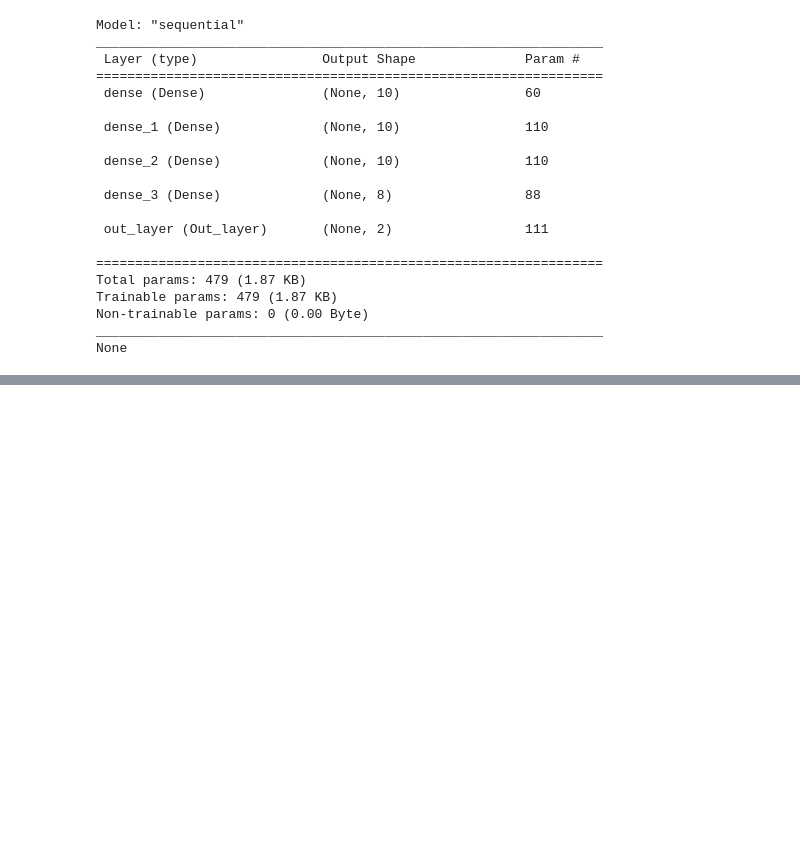
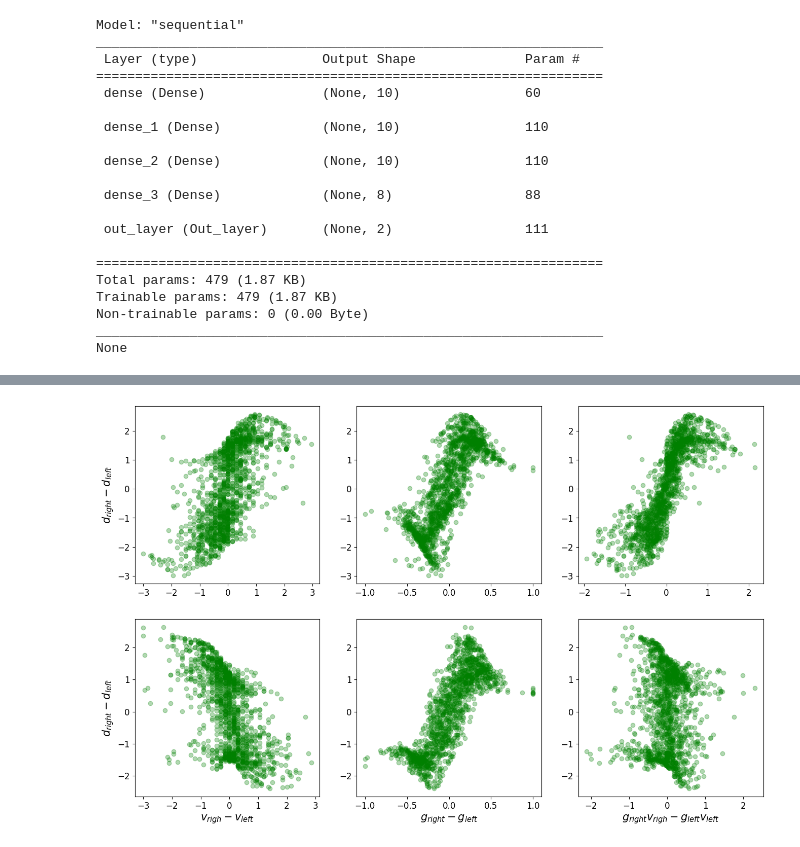
Before and after one commit to AmirHoseinHadian/DeepSSM, a Jupyter notebook: 02_Empirical_Data_Analysis/03 - Sepulveda 2020/04 - Sepulveda 2020 - Value-based (Splitted).ipynb, the cells around one changed output, grey strips where cells are left out. Drawn from its saved outputs; the diff is of its cells as text; code cells hidden in the pictures; blank space fills up the shorter version.

```diff
--- a/02_Empirical_Data_Analysis/03 - Sepulveda 2020/04 - Sepulveda 2020 - Value-based (Splitted).ipynb
+++ b/02_Empirical_Data_Analysis/03 - Sepulveda 2020/04 - Sepulveda 2020 - Value-based (Splitted).ipynb
@@ -44,8 +53,8 @@ def Race(v, b, ndt=0, dt=0.001):
             x = np.array([0.0, 0.0])
     return rt+ndt, ch
 # %%
-df1 = pd.read_csv('../../_data/Sepulveda_et_al_2020-master/data/value/GlamDataFF2018_Dislike_NoBin.csv', index_col=0)
-df2 = pd.read_csv('../../_data/Sepulveda_et_al_2020-master/data/value/GlamDataFF2018_Like_NoBin.csv', index_col=0)
+df1 = pd.read_csv('../../../_data/Sepulveda_et_al_2020-master/data/value/GlamDataFF2018_Dislike_NoBin.csv', index_col=0)
+df2 = pd.read_csv('../../../_data/Sepulveda_et_al_2020-master/data/value/GlamDataFF2018_Like_NoBin.csv', index_col=0)
 df1['goal'] = -1
 df2['goal'] = 1
 data_df = pd.concat([df1, df2]).sort_values(by=['subject', 'trial'])
@@ -68,7 +77,11 @@ data_df = data_df[(data_df['rt']>0.25) & (data_df['rt']<data_df['rt_max'])].rese
 
 data_df.reset_index(drop=True, inplace=True)
 
-data_df['Right Value - Left Value'] = data_df['item_value_1'] - data_df['item_value_0']
+data_df['value diff'] = data_df['item_value_1'] - data_df['item_value_0']
+kbins = KBinsDiscretizer(n_bins=11, encode='ordinal', strategy='uniform')
+data_df['value diff'] = kbins.fit_transform(data_df[['value diff']])
+mms = MinMaxScaler(feature_range=(-5, 5))
+data_df['Right Value - Left Value'] = mms.fit_transform(data_df[['value diff']])
 
 data_df['gaze diff'] = data_df['gaze_1'] - data_df['gaze_0']
 kbins = KBinsDiscretizer(n_bins=9, encode='ordinal', strategy='uniform')
@@ -293,0 +309,45 @@ plt.scatter(X_test[X_test[:, -1]==-1, 0]*X_test[X_test[:, -1]==-1, 2] - X_test[X
+# %%
+plt.figure(figsize=(16, 10))
+plt.subplot(231)
+plt.scatter(X_test[X_test[:, -1]==1, 1] - X_test[X_test[:, -1]==1, 0],
+            pred_v[X_test[:, -1]==1, 1] - pred_v[X_test[:, -1]==1, 0],
+            alpha=0.3, c='green');
+plt.ylabel(r'$d_{right} - d_{left}$');
+
+plt.subplot(232)
+plt.scatter(X_test[X_test[:, -1]==1, 3] - X_test[X_test[:, -1]==1, 2],
+            pred_v[X_test[:, -1]==1, 1] - pred_v[X_test[:, -1]==1, 0],
+            alpha=0.3, c='green');
+
+
+plt.subplot(233)
+plt.scatter(X_test[X_test[:, -1]==1, 1]*X_test[X_test[:, -1]==1, 3] - X_test[X_test[:, -1]==1, 0]*X_test[X_test[:, -1]==1, 2],
+            pred_v[X_test[:, -1]==1, 1] - pred_v[X_test[:, -1]==1, 0],
+            alpha=0.3, c='green');
+
+#####################
+plt.subplot(234)
+plt.scatter(X_test[X_test[:, -1]==-1, 1] - X_test[X_test[:, -1]==-1, 0],
+            pred_v[X_test[:, -1]==-1, 1] - pred_v[X_test[:, -1]==-1, 0],
+            alpha=0.3, c='green');
+plt.xlabel(r'$v_{righ} - v_{left}$ ');
+plt.ylabel(r'$d_{right} - d_{left}$');
+
+plt.subplot(235)
+plt.scatter(X_test[X_test[:, -1]==-1, 3] - X_test[X_test[:, -1]==-1, 2],
+            pred_v[X_test[:, -1]==-1, 1] - pred_v[X_test[:, -1]==-1, 0],
+            alpha=0.3, c='green');
+plt.xlabel(r'$g_{right} - g_{left}$ ');
+
+plt.subplot(236)
+plt.scatter(X_test[X_test[:, -1]==-1, 1]*X_test[X_test[:, -1]==-1, 3] - X_test[X_test[:, -1]==-1, 0]*X_test[X_test[:, -1]==-1, 2],
+            pred_v[X_test[:, -1]==-1, 1] - pred_v[X_test[:, -1]==-1, 0],
+            alpha=0.3, c='green');
+plt.xlabel(r'$g_{right} v_{righ} - g_{left} v_{left}$ ');
+
+plt.savefig('_plots/sp2020_valuebased_splitted_prmspred.pdf',
+            dpi=600,
+            transparent=True,
+            bbox_inches='tight');
+# %% [output]
+[figure, added]
```
Also changed, not shown: parts of 8 cells of this notebook, 20 other files.
